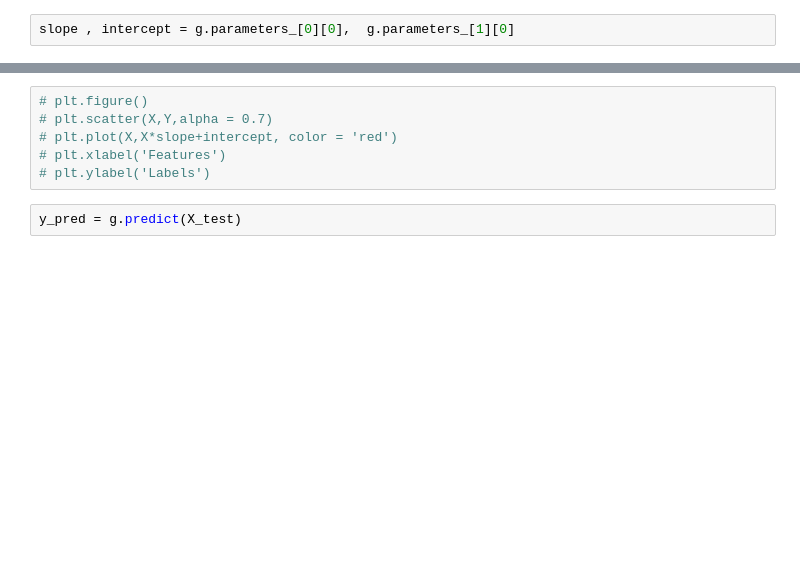
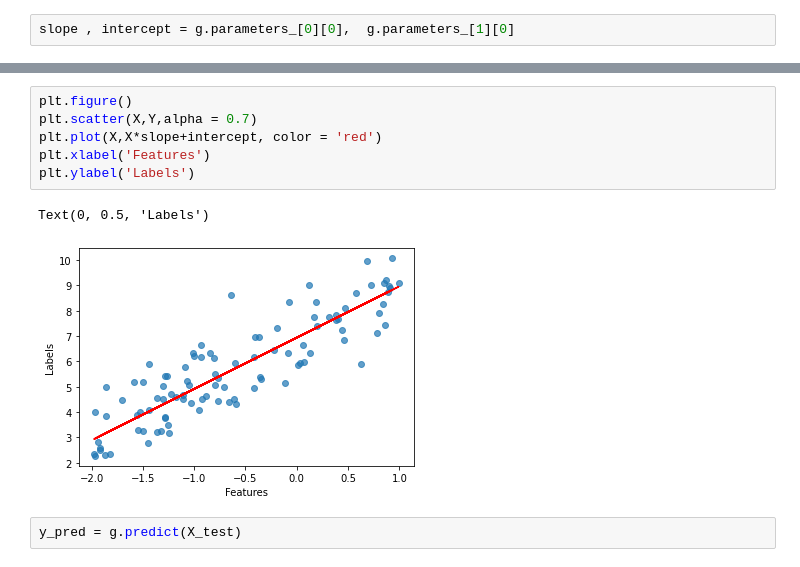
Before and after one commit to mouhagaye/ProjetPythonSIGMA, a Jupyter notebook: Projet Python Descent Gradient.ipynb, the cells around one changed output, grey strips where cells are left out. Cells and saved outputs as stored; diff of their text form; blank space fills up the shorter version.

```diff
--- a/Projet Python Descent Gradient.ipynb
+++ b/Projet Python Descent Gradient.ipynb
@@ -338,9 +634,12 @@ slope
 # %%
-# plt.figure()
-# plt.scatter(X,Y,alpha = 0.7)
-# plt.plot(X,X*slope+intercept, color = 'red')
-# plt.xlabel('Features')
-# plt.ylabel('Labels')
+plt.figure()
+plt.scatter(X,Y,alpha = 0.7)
+plt.plot(X,X*slope+intercept, color = 'red')
+plt.xlabel('Features')
+plt.ylabel('Labels')
+# %% [output]
+Text(0, 0.5, 'Labels')
+[figure, added]
 # %%
 y_pred = g.predict(X_test)
 # %%
```
Also changed, not shown: parts of 24 cells of this notebook, 1 other file.
